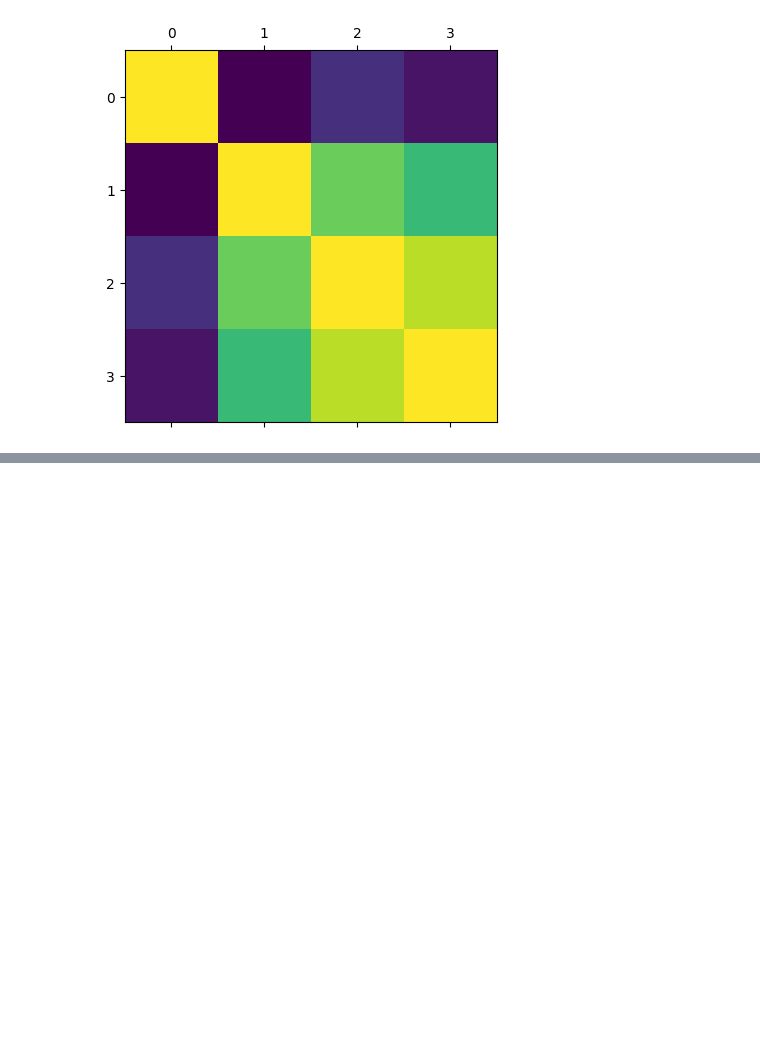
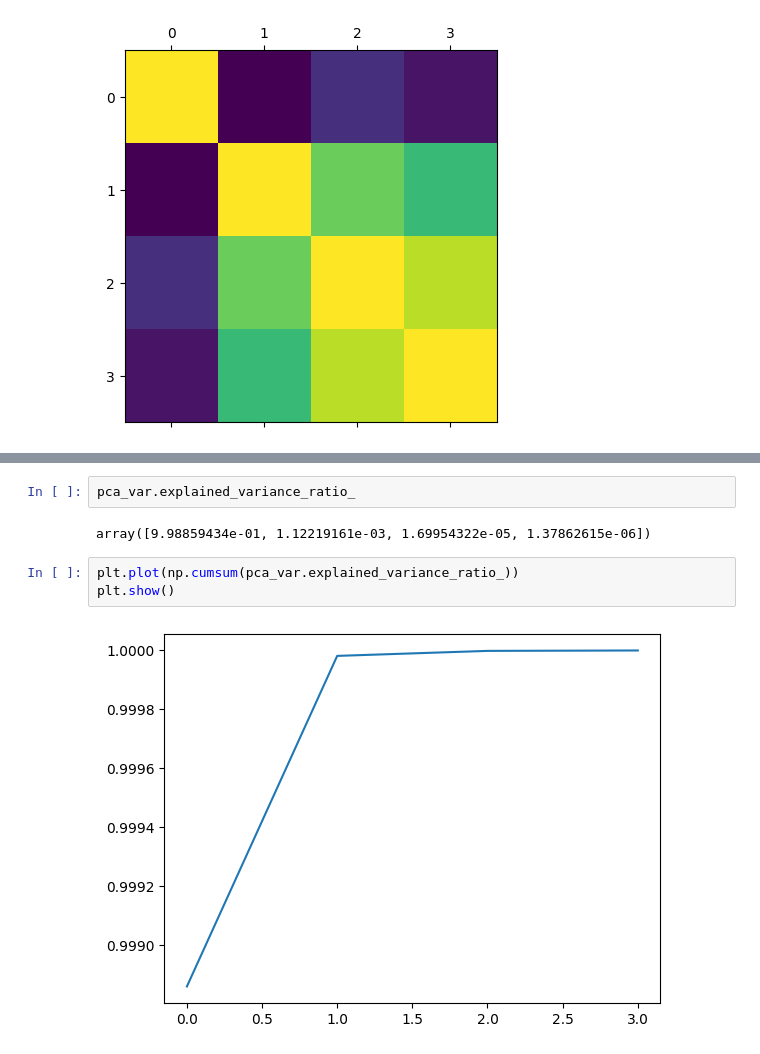
Before and after one commit to martinalegre77/data_analytics, a Jupyter notebook: PreprocesadoInformacion.ipynb, the cells around one changed output, grey strips where cells are left out. Cells and saved outputs as stored; diff of their text form; blank space fills up the shorter version.

```diff
--- a/PreprocesadoInformacion.ipynb
+++ b/PreprocesadoInformacion.ipynb
@@ -242,0 +294,9 @@ plt.show()
+# %%
+pca_var.explained_variance_ratio_
+# %% [output]
+array([9.98859434e-01, 1.12219161e-03, 1.69954322e-05, 1.37862615e-06])
+# %%
+plt.plot(np.cumsum(pca_var.explained_variance_ratio_))
+plt.show()
+# %% [output]
+[figure, added]
```
Also changed, not shown: parts of 9 cells of this notebook.
